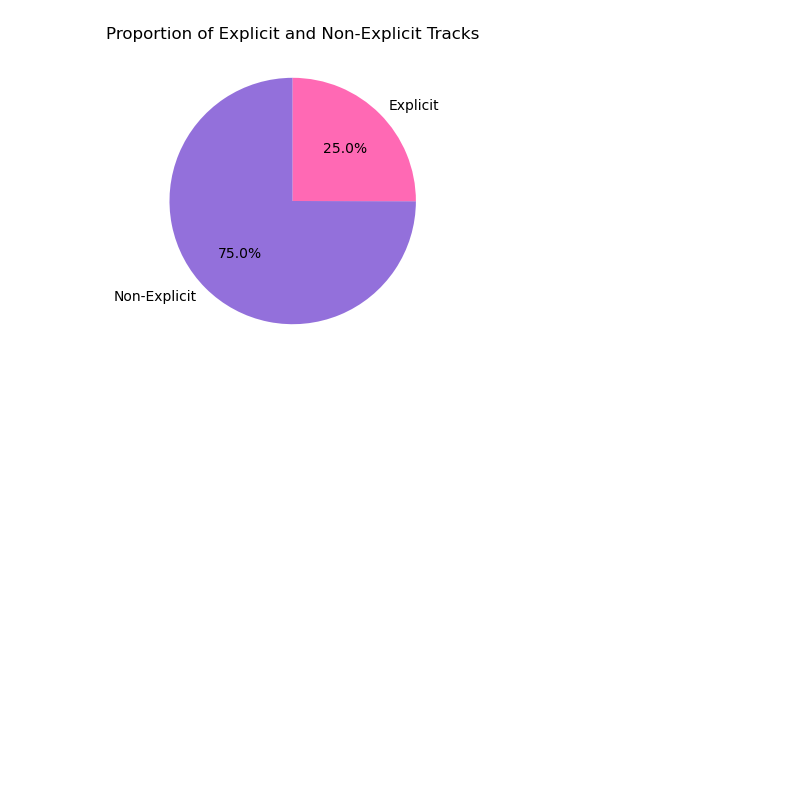
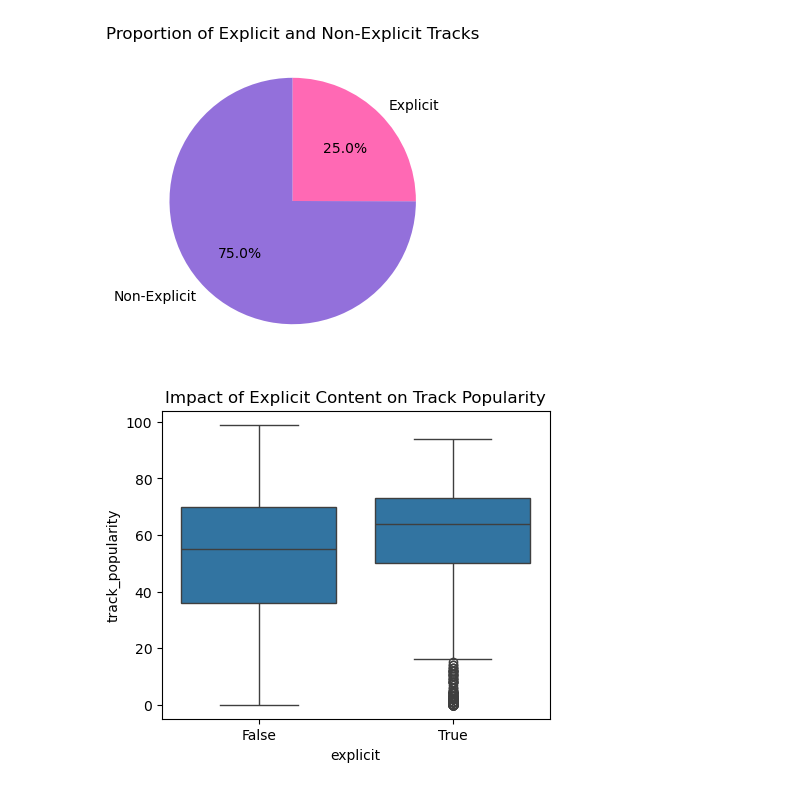
Before and after one commit to Riya-Sachdev/Spotify-EDA-Project, a Jupyter notebook: SpotifyDataAnalysis.ipynb, the cells around one changed output. Cells and saved outputs as stored; diff of their text form; code cells hidden in the pictures; blank space fills up the shorter version.

```diff
--- a/SpotifyDataAnalysis.ipynb
+++ b/SpotifyDataAnalysis.ipynb
@@ -311,3 +311,10 @@ plt.title("Proportion of Explicit and Non-Explicit Tracks")
 plt.show()
 # %% [output]
 [figure]
+# %%
+plt.figure(figsize = (5,4))
+sbn.boxplot(x = "explicit" , y = "track_popularity" , data = df)
+plt.title("Impact of Explicit Content on Track Popularity")
+plt.show()
+# %% [output]
+[figure, added]
```
Also changed, not shown: parts of 3 cells of this notebook.
